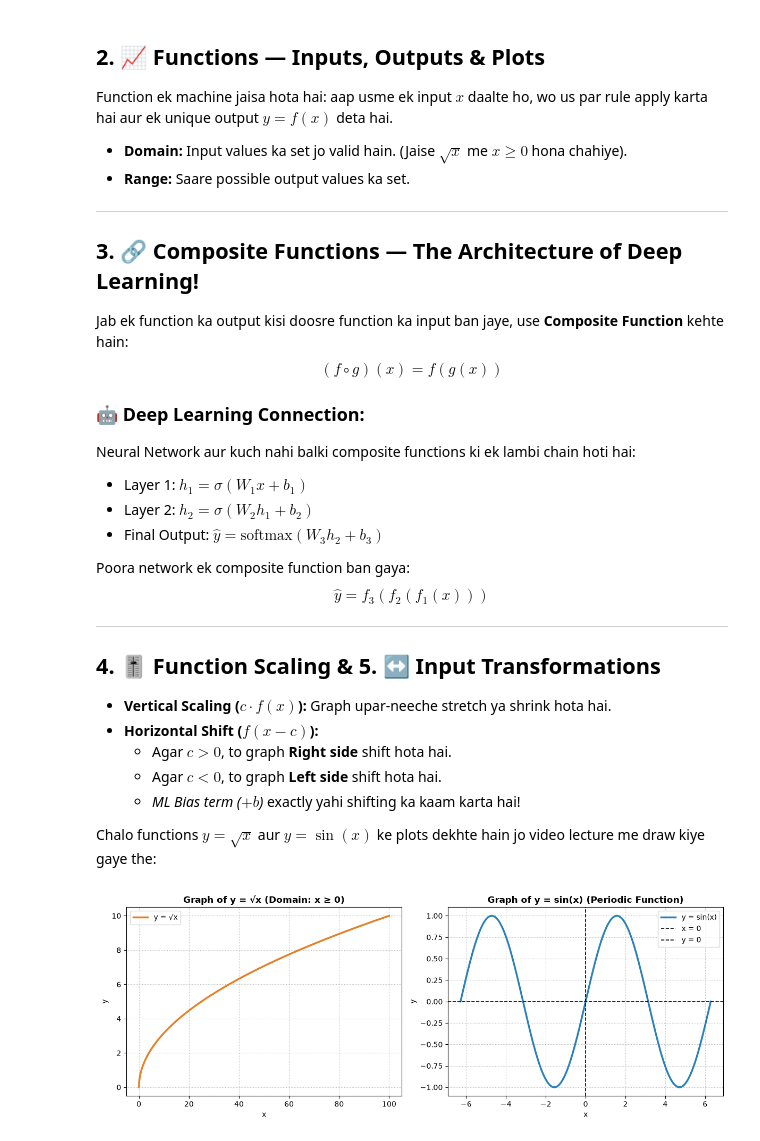
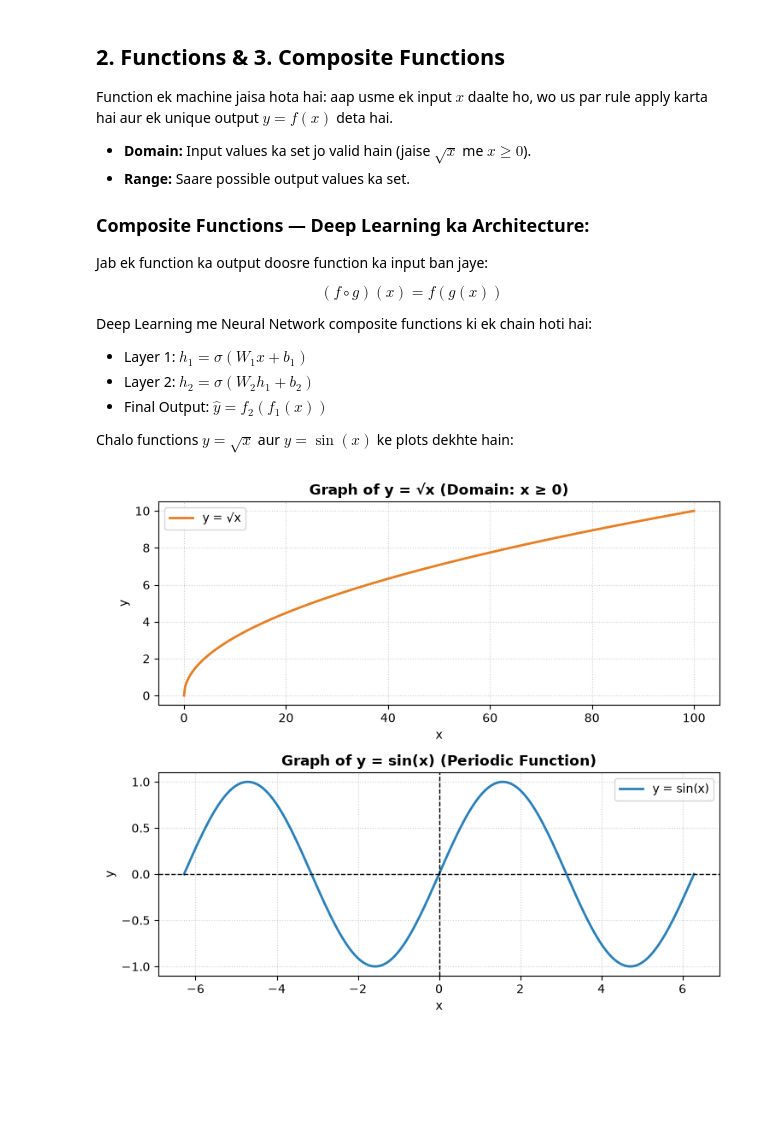
Before and after one commit to SobanAhmad-28/Ai_Ml_Learning, a Jupyter notebook: notebooks/maths_for_machine_learning/lec_3_calculus_and_optimization.ipynb, the cells around one changed output. Saved outputs shown, nothing was run; the diff lists cells and outputs as text; code cells hidden in the pictures; blank space fills up the shorter version.

```diff
--- a/notebooks/maths_for_machine_learning/lec_3_calculus_and_optimization.ipynb
+++ b/notebooks/maths_for_machine_learning/lec_3_calculus_and_optimization.ipynb
@@ -39,71 +52,57 @@ Ye jo "dhalan" (slope) nikalne ka kaam hai, wahi **Calculus (Differentiation)**
 # %% [markdown]
-## 2. 📈 Functions — Inputs, Outputs & Plots
+## 2. Functions & 3. Composite Functions
 
-Function ek machine jaisa hota hai: aap usme ek input $x$ daalte ho, wo us par rule apply karta hai aur ek unique output $y = f(x)$ deta hai.
+Function ek machine jaisa hota hai: aap usme ek input $x$ daalte ho,
+wo us par rule apply karta hai aur ek unique output $y = f(x)$ deta hai.
 
-- **Domain:** Input values ka set jo valid hain. (Jaise $\sqrt{x}$ me $x \ge 0$ hona chahiye).
+- **Domain:** Input values ka set jo valid hain (jaise $\sqrt{x}$ me $x \ge 0$).
 - **Range:** Saare possible output values ka set.
 
----
+### Composite Functions — Deep Learning ka Architecture:
+Jab ek function ka output doosre function ka input ban jaye:
 
-## 3. 🔗 Composite Functions — The Architecture of Deep Learning!
+$$
+(f \circ g)(x) = f(g(x))
+$$
 
-Jab ek function ka output kisi doosre function ka input ban jaye, use **Composite Function** kehte hain:
-$$(f \circ g)(x) = f(g(x))$$
-
-### 🤖 Deep Learning Connection:
-Neural Network aur kuch nahi balki composite functions ki ek lambi chain hoti hai:
+Deep Learning me Neural Network composite functions ki ek chain hoti hai:
 - Layer 1: $h_1 = \sigma(W_1 x + b_1)$
 - Layer 2: $h_2 = \sigma(W_2 h_1 + b_2)$
-- Final Output: $\hat{y} = \text{softmax}(W_3 h_2 + b_3)$
+- Final Output: $\hat{y} = f_2(f_1(x))$
 
-Poora network ek composite function ban gaya:
-$$\hat{y} = f_3(f_2(f_1(x)))$$
-
----
-
-## 4. 🎚️ Function Scaling & 5. ↔️ Input Transformations
-
-- **Vertical Scaling ($c \cdot f(x)$):** Graph upar-neeche stretch ya shrink hota hai.
-- **Horizontal Shift ($f(x - c)$):**
-  - Agar $c > 0$, to graph **Right side** shift hota hai.
-  - Agar $c < 0$, to graph **Left side** shift hota hai.
-  - *ML Bias term ($+b$)* exactly yahi shifting ka kaam karta hai!
-
-Chalo functions $y = \sqrt{x}$ aur $y = \sin(x)$ ke plots dekhte hain jo video lecture me draw kiye gaye the:
+Chalo functions $y = \sqrt{x}$ aur $y = \sin(x)$ ke plots dekhte hain:
 # %%
-# Visualizing Functions from Day 22 Lectures: y = sqrt(x) and y = sin(x)
+# Visualizing Functions: y = sqrt(x) and y = sin(x)
 import numpy as np
 import matplotlib.pyplot as plt
 
-fig, axes = plt.subplots(1, 2, figsize=(12, 4.5))
+# Using stacked subplots with compact width (7.5 inches) for GitHub safety
+fig, axes = plt.subplots(2, 1, figsize=(7.5, 6.5), dpi=100)
 
-# Plot 1: y = sqrt(x) for x >= 0
-x1 = np.linspace(0, 100, 1000)
+# Plot 1: y = sqrt(x)
+x1 = np.linspace(0, 100, 500)
 y1 = np.sqrt(x1)
-
-axes[0].plot(x1, y1, color='#e67e22', linewidth=2.5, label='y = √x')
+axes[0].plot(x1, y1, color='#e67e22', linewidth=2, label='y = √x')
 axes[0].set_title('Graph of y = √x (Domain: x ≥ 0)', fontweight='bold')
 axes[0].set_xlabel('x')
 axes[0].set_ylabel('y')
-axes[0].grid(True, linestyle=':')
+axes[0].grid(True, linestyle=':', alpha=0.6)
 axes[0].legend()
 
-# Plot 2: y = sin(x) from -2*pi to 2*pi
+# Plot 2: y = sin(x)
 x2 = np.linspace(-2 * np.pi, 2 * np.pi, 200)
 y2 = np.sin(x2)
-
-axes[1].plot(x2, y2, color='#2980b9', linewidth=2.5, label='y = sin(x)')
-axes[1].axvline(0, color='black', linewidth=1.2, linestyle='--', label='x = 0')
-axes[1].axhline(0, color='black', linewidth=1.2, linestyle='--', label='y = 0')
+axes[1].plot(x2, y2, color='#2980b9', linewidth=2, label='y = sin(x)')
+axes[1].axvline(0, color='black', linewidth=1, linestyle='--')
+axes[1].axhline(0, color='black', linewidth=1, linestyle='--')
 axes[1].set_title('Graph of y = sin(x) (Periodic Function)', fontweight='bold')
 axes[1].set_xlabel('x')
 axes[1].set_ylabel('y')
-axes[1].grid(True, linestyle=':')
+axes[1].grid(True, linestyle=':', alpha=0.6)
 axes[1].legend()
 
 plt.tight_layout()
 plt.show()
 # %% [output]
-[figure, old version]
+[figure, new version]
 # %% [markdown]
```
Also changed, not shown: parts of 7 cells of this notebook, 1 other file.
